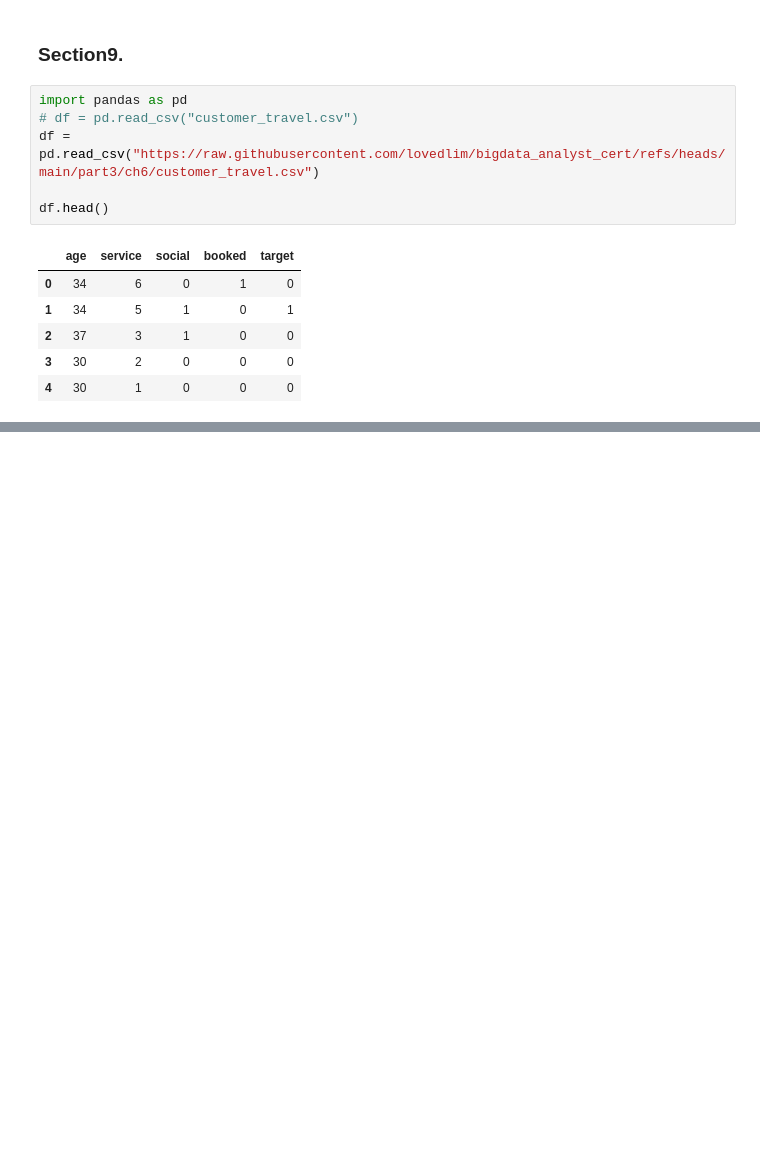
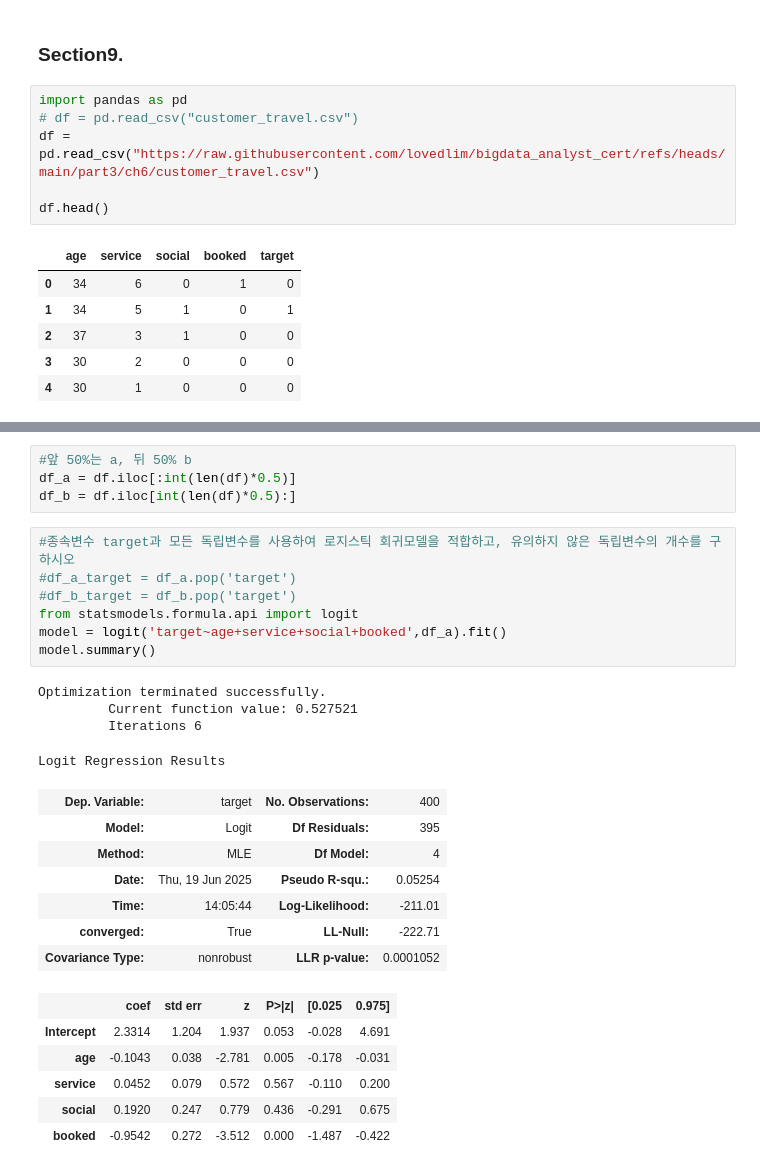
Before and after one commit to 0sun-creater/BigDataCertificationCourses, a Jupyter notebook: part3/ch6/ch6_ex_type3.ipynb, the cells around one changed output, grey strips where cells are left out. Drawn from its saved outputs; the diff is of its cells as text; blank space fills up the shorter version.

```diff
--- a/part3/ch6/ch6_ex_type3.ipynb
+++ b/part3/ch6/ch6_ex_type3.ipynb
@@ -271,0 +345,29 @@ Optimization terminated successfully.
+# %%
+#앞 50%는 a, 뒤 50% b
+df_a = df.iloc[:int(len(df)*0.5)]
+df_b = df.iloc[int(len(df)*0.5):]
+# %%
+#종속변수 target과 모든 독립변수를 사용하여 로지스틱 회귀모델을 적합하고, 유의하지 않은 독립변수의 개수를 구하시오
+#df_a_target = df_a.pop('target')
+#df_b_target = df_b.pop('target')
+from statsmodels.formula.api import logit
+model = logit('target~age+service+social+booked',df_a).fit()
+model.summary()
+# %% [output]
+Optimization terminated successfully.
+         Current function value: 0.527521
+         Iterations 6
+Logit Regression Results
+| Dep. Variable: | target | No. Observations: | 400 |
+| Model: | Logit | Df Residuals: | 395 |
+| Method: | MLE | Df Model: | 4 |
+| Date: | Thu, 19 Jun 2025 | Pseudo R-squ.: | 0.05254 |
+| Time: | 14:05:44 | Log-Likelihood: | -211.01 |
+| converged: | True | LL-Null: | -222.71 |
+| Covariance Type: | nonrobust | LLR p-value: | 0.0001052 |
+|  | coef | std err | z | P>|z| | [0.025 | 0.975] |
+| Intercept | 2.3314 | 1.204 | 1.937 | 0.053 | -0.028 | 4.691 |
+| age | -0.1043 | 0.038 | -2.781 | 0.005 | -0.178 | -0.031 |
+| service | 0.0452 | 0.079 | 0.572 | 0.567 | -0.110 | 0.200 |
+| social | 0.1920 | 0.247 | 0.779 | 0.436 | -0.291 | 0.675 |
+| booked | -0.9542 | 0.272 | -3.512 | 0.000 | -1.487 | -0.422 |
```
Also changed, not shown: parts of 17 cells of this notebook.
